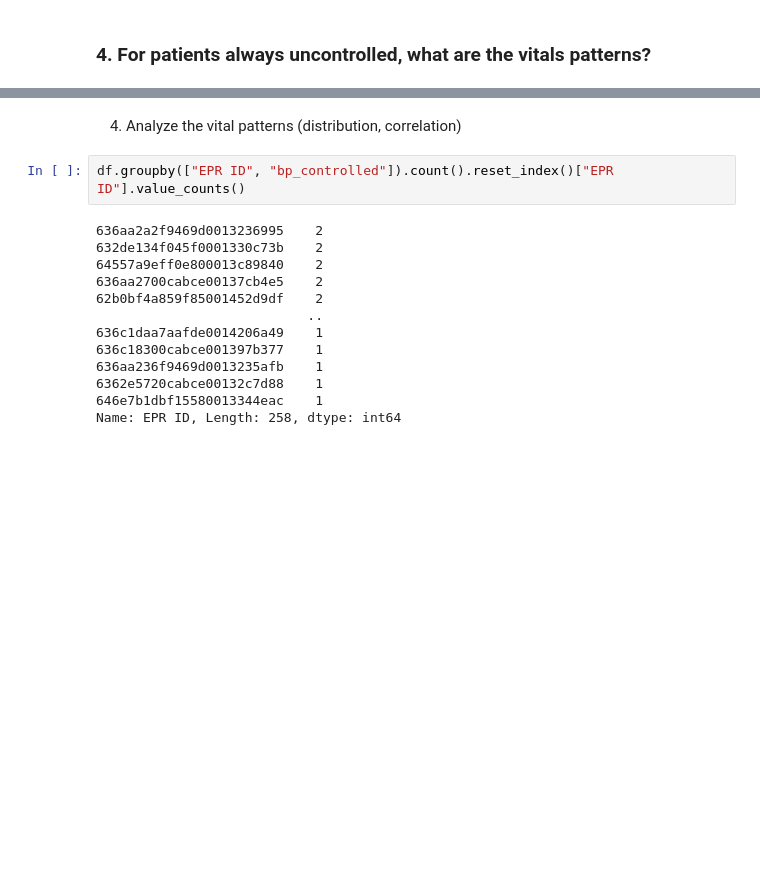
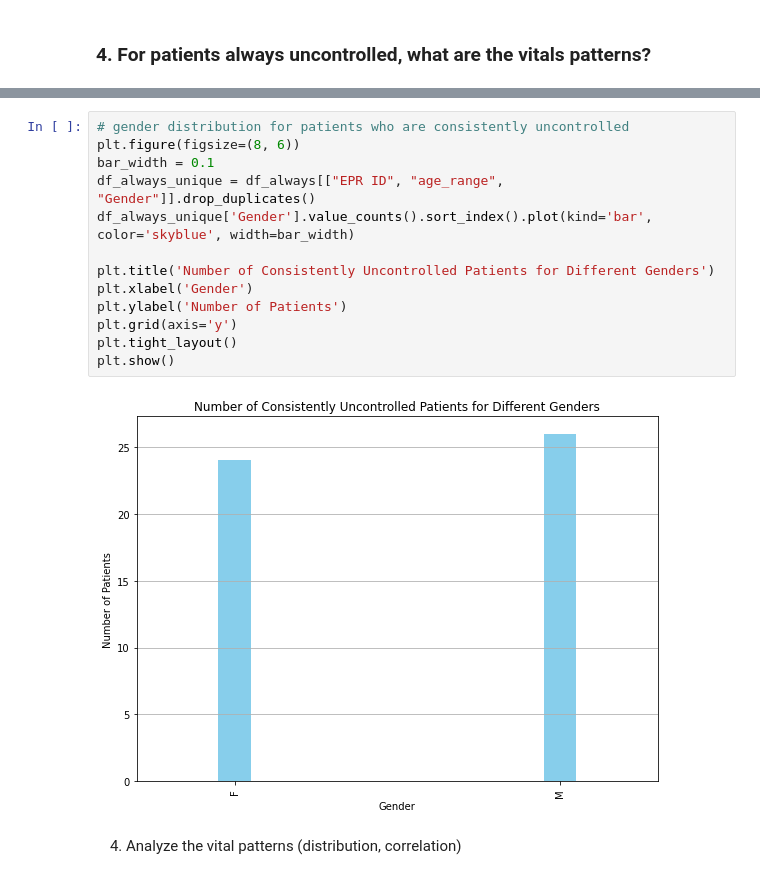
Before and after one commit to ruixuanzheng/iHealthChallenge, a Jupyter notebook: solution.ipynb, the cells around one changed output, grey strips where cells are left out. Saved outputs shown, nothing was run; the diff lists cells and outputs as text; blank space fills up the shorter version.

```diff
--- a/solution.ipynb
+++ b/solution.ipynb
@@ -384,17 +425,17 @@ df[df["EPR ID"].isin(df_after_cnt.loc[df_after_cnt["bp_controlled"] == 2, "EPR I
+# %%
+# gender distribution for patients who are consistently uncontrolled
+plt.figure(figsize=(8, 6))
+bar_width = 0.1
+df_always_unique = df_always[["EPR ID", "age_range", "Gender"]].drop_duplicates()
+df_always_unique['Gender'].value_counts().sort_index().plot(kind='bar', color='skyblue', width=bar_width)
+
+plt.title('Number of Consistently Uncontrolled Patients for Different Genders')
+plt.xlabel('Gender')
+plt.ylabel('Number of Patients')
+plt.grid(axis='y')
+plt.tight_layout()
+plt.show()
+# %% [output]
+[figure, added]
 # %% [markdown]
 4. Analyze the vital patterns (distribution, correlation)
-# %%
-df.groupby(["EPR ID", "bp_controlled"]).count().reset_index()["EPR ID"].value_counts()
-# %% [output]
-636aa2a2f9469d0013236995    2
-632de134f045f0001330c73b    2
-64557a9eff0e800013c89840    2
-636aa2700cabce00137cb4e5    2
-62b0bf4a859f85001452d9df    2
-                           ..
-636c1daa7aafde0014206a49    1
-636c18300cabce001397b377    1
-636aa236f9469d0013235afb    1
-6362e5720cabce00132c7d88    1
-646e7b1dbf15580013344eac    1
-Name: EPR ID, Length: 258, dtype: int64
```
Also changed, not shown: parts of 9 cells of this notebook.
